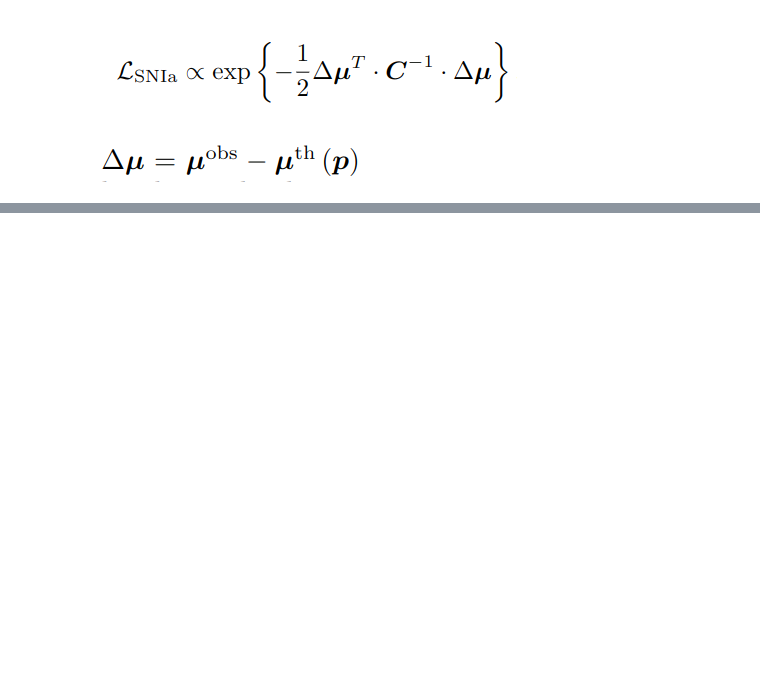
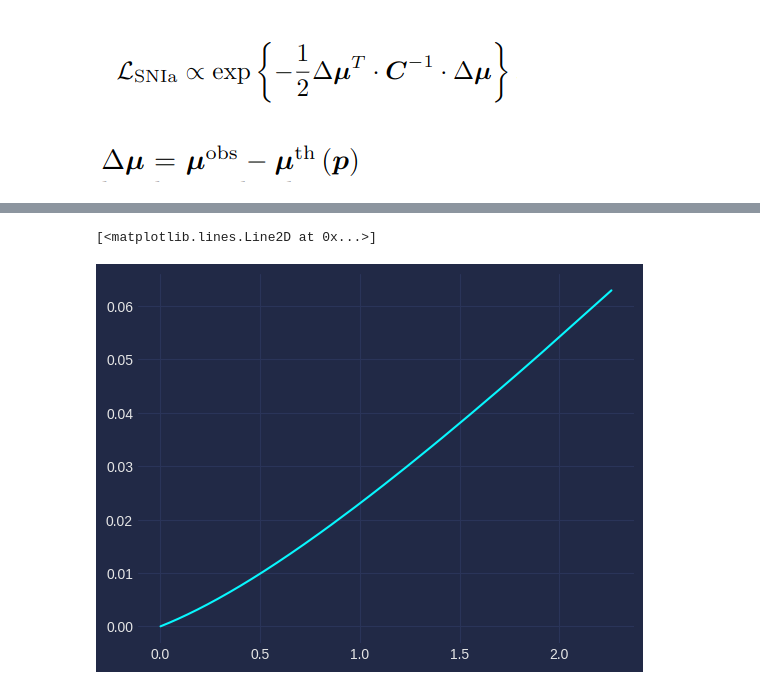
Before and after one commit to JuanDDiosRojas/NeuralNetworks, a Jupyter notebook: PINN/inferencia.ipynb, the cells around one changed output, grey strips where cells are left out. Cells and saved outputs as stored; diff of their text form; code cells hidden in the pictures; blank space fills up the shorter version.

```diff
--- a/PINN/inferencia.ipynb
+++ b/PINN/inferencia.ipynb
@@ -58,8 +44,8 @@ shoes
 | 1700 | colfax | 2.26137 | 2.26000 | 0.02000 | 26.92980 | 0.280011 | 46.1828 | 0.281309 | ... |
 1701 rows × 43 columns
 # %%
-redshift=shoes['zHD']
-mu=shoes['MU_SH0ES']
+redshift=shoes['zHD'].to_numpy().reshape(-1,1)
+mu=shoes['MU_SH0ES'].to_numpy().reshape(-1,1)
 
 plt.plot(redshift, mu,'.')
 # %% [output]
@@ -95,0 +123,6 @@ tensor([0.9716], grad_fn=<ViewBackward0>)
+# %%
+%%timeit
+pred=np.zeros_like(redshift)
+omega_0, omega_a = 1.0, 1.0
+for i,z0 in enumerate(redshift):
+    pred[i] = ANN(torch.tensor([z0.item(),omega_0, omega_a])).detach().numpy()
@@ -100,15 +232,31 @@ tensor([0.9716], grad_fn=<ViewBackward0>)
 # %%
-#DL numérica
+# Definimos los parámetros cosmológicos
 Omega_m0 = 0.3
 Omega_Lambda0 = 0.7
-omega_0, omega_a = 1,1
+omega_0 = -1.0
+omega_a = 0.0
 
-zi=0.0
-#zf=3.0
+# Función a integrar
+def integrand(z):
+    return 1 / np.sqrt(Omega_m0 * (1 + z)**3 + Omega_Lambda0)
+    # return 1 / np.sqrt(Omega_m0 * (1 + z)**3 +
+    #                    Omega_Lambda0 * (1 + z)**(3 * (1 + omega_0 + omega_a)) * np.exp(-3 * omega_a * z / (1 + z)))
 
-def integrand(z, omega_0, omega_a):
-    return 1 / np.sqrt(Omega_m0 * (1 + z)**3 + Omega_Lambda0 * (1 + z)**(3 * (1 + omega_0 + omega_a)) * np.exp(-3 * omega_a * z / (1 + z)))
 
-def DL(omega_0, omega_a):
-    resultado, _ =  quad(integrand, zi, zf,args=(omega_0, omega_a))
+def DL(z):
+    # Límite inferior de la integral
+    z_min = 0.0
+
+    # Límite superior de la integral
+    #z_max = 3.0
+
+    # Vector de valores de z
+    #z = np.linspace(z_min, z_max, 100)
+
+    # Vector de soluciones de la integral
+    resultado = np.zeros_like(z)
+
+    # Calculamos la integral para cada valor de z
+    for i in range(len(z)):
+        resultado[i], _ = quad(integrand, z_min, z[i])
     return resultado
@@ -137,0 +263,5 @@ NameError: name 'DL' is not defined
+# %%
+plt.plot(redshift, (1+redshift)*DL(redshift)/67)
+# %% [output]
+[<matplotlib.lines.Line2D at 0x...>]
+[figure, added]
```
Also changed, not shown: parts of 26 cells of this notebook.
